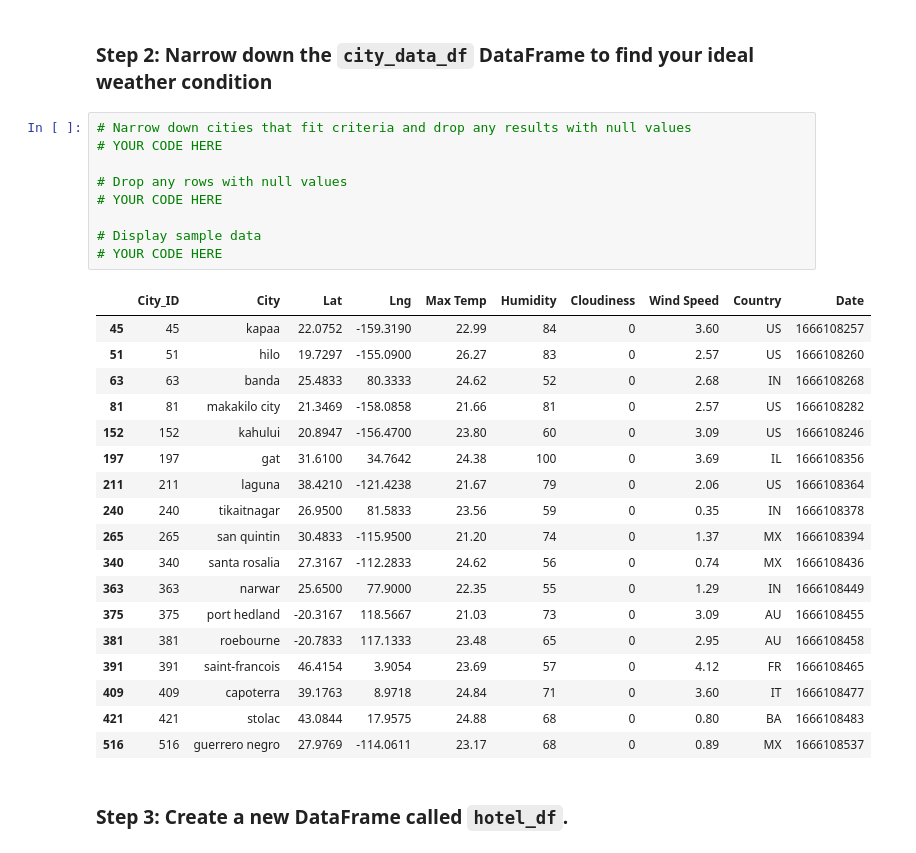
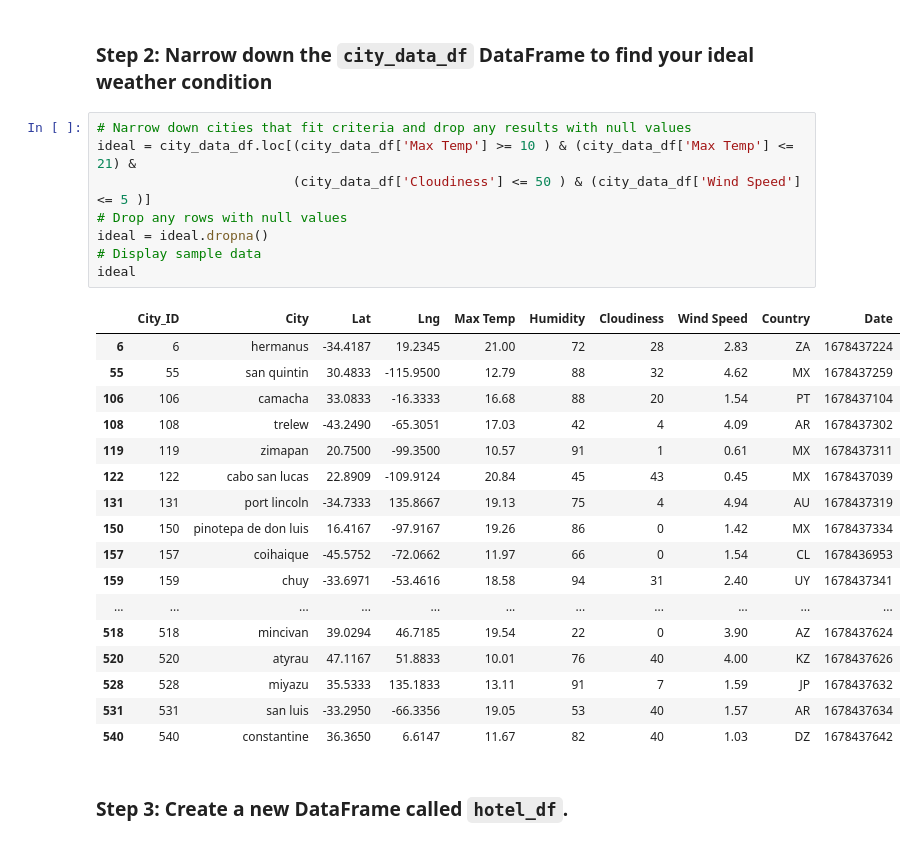
Before and after one commit to itsy24/World_Weather_Analysis, a Jupyter notebook: VacationPy.ipynb, the cells around one changed output. Cells and saved outputs as stored; diff of their text form.

```diff
--- a/VacationPy.ipynb
+++ b/VacationPy.ipynb
@@ -42,32 +41,30 @@ map_humidity
 ### Step 2: Narrow down the `city_data_df` DataFrame to find your ideal weather condition
 # %%
 # Narrow down cities that fit criteria and drop any results with null values
-# YOUR CODE HERE
-
+ideal = city_data_df.loc[(city_data_df['Max Temp'] >= 10 ) & (city_data_df['Max Temp'] <= 21) &
+                         (city_data_df['Cloudiness'] <= 50 ) & (city_data_df['Wind Speed'] <= 5 )]
 # Drop any rows with null values
-# YOUR CODE HERE
-
+ideal = ideal.dropna()
 # Display sample data
-# YOUR CODE HERE
+ideal
 # %% [output]
 |  | City_ID | City | Lat | Lng | Max Temp | Humidity | Cloudiness | Wind Speed | Country | Date |
-| 45 | 45 | kapaa | 22.0752 | -159.3190 | 22.99 | 84 | 0 | 3.60 | US | 1666108257 |
-| 51 | 51 | hilo | 19.7297 | -155.0900 | 26.27 | 83 | 0 | 2.57 | US | 1666108260 |
-| 63 | 63 | banda | 25.4833 | 80.3333 | 24.62 | 52 | 0 | 2.68 | IN | 1666108268 |
-| 81 | 81 | makakilo city | 21.3469 | -158.0858 | 21.66 | 81 | 0 | 2.57 | US | 1666108282 |
-| 152 | 152 | kahului | 20.8947 | -156.4700 | 23.80 | 60 | 0 | 3.09 | US | 1666108246 |
-| 197 | 197 | gat | 31.6100 | 34.7642 | 24.38 | 100 | 0 | 3.69 | IL | 1666108356 |
-| 211 | 211 | laguna | 38.4210 | -121.4238 | 21.67 | 79 | 0 | 2.06 | US | 1666108364 |
-| 240 | 240 | tikaitnagar | 26.9500 | 81.5833 | 23.56 | 59 | 0 | 0.35 | IN | 1666108378 |
-| 265 | 265 | san quintin | 30.4833 | -115.9500 | 21.20 | 74 | 0 | 1.37 | MX | 1666108394 |
-| 340 | 340 | santa rosalia | 27.3167 | -112.2833 | 24.62 | 56 | 0 | 0.74 | MX | 1666108436 |
-| 363 | 363 | narwar | 25.6500 | 77.9000 | 22.35 | 55 | 0 | 1.29 | IN | 1666108449 |
-| 375 | 375 | port hedland | -20.3167 | 118.5667 | 21.03 | 73 | 0 | 3.09 | AU | 1666108455 |
-| 381 | 381 | roebourne | -20.7833 | 117.1333 | 23.48 | 65 | 0 | 2.95 | AU | 1666108458 |
-| 391 | 391 | saint-francois | 46.4154 | 3.9054 | 23.69 | 57 | 0 | 4.12 | FR | 1666108465 |
-| 409 | 409 | capoterra | 39.1763 | 8.9718 | 24.84 | 71 | 0 | 3.60 | IT | 1666108477 |
-| 421 | 421 | stolac | 43.0844 | 17.9575 | 24.88 | 68 | 0 | 0.80 | BA | 1666108483 |
-| 516 | 516 | guerrero negro | 27.9769 | -114.0611 | 23.17 | 68 | 0 | 0.89 | MX | 1666108537 |
+| 6 | 6 | hermanus | -34.4187 | 19.2345 | 21.00 | 72 | 28 | 2.83 | ZA | 1678437224 |
+| 55 | 55 | san quintin | 30.4833 | -115.9500 | 12.79 | 88 | 32 | 4.62 | MX | 1678437259 |
+| 106 | 106 | camacha | 33.0833 | -16.3333 | 16.68 | 88 | 20 | 1.54 | PT | 1678437104 |
+| 108 | 108 | trelew | -43.2490 | -65.3051 | 17.03 | 42 | 4 | 4.09 | AR | 1678437302 |
+| 119 | 119 | zimapan | 20.7500 | -99.3500 | 10.57 | 91 | 1 | 0.61 | MX | 1678437311 |
+| 122 | 122 | cabo san lucas | 22.8909 | -109.9124 | 20.84 | 45 | 43 | 0.45 | MX | 1678437039 |
+| 131 | 131 | port lincoln | -34.7333 | 135.8667 | 19.13 | 75 | 4 | 4.94 | AU | 1678437319 |
+| 150 | 150 | pinotepa de don luis | 16.4167 | -97.9167 | 19.26 | 86 | 0 | 1.42 | MX | 1678437334 |
+| 157 | 157 | coihaique | -45.5752 | -72.0662 | 11.97 | 66 | 0 | 1.54 | CL | 1678436953 |
+| 159 | 159 | chuy | -33.6971 | -53.4616 | 18.58 | 94 | 31 | 2.40 | UY | 1678437341 |
+| ... | ... | ... | ... | ... | ... | ... | ... | ... | ... | ... |
+| 518 | 518 | mincivan | 39.0294 | 46.7185 | 19.54 | 22 | 0 | 3.90 | AZ | 1678437624 |
+| 520 | 520 | atyrau | 47.1167 | 51.8833 | 10.01 | 76 | 40 | 4.00 | KZ | 1678437626 |
+| 528 | 528 | miyazu | 35.5333 | 135.1833 | 13.11 | 91 | 7 | 1.59 | JP | 1678437632 |
+| 531 | 531 | san luis | -33.2950 | -66.3356 | 19.05 | 53 | 40 | 1.57 | AR | 1678437634 |
+| 540 | 540 | constantine | 36.3650 | 6.6147 | 11.67 | 82 | 40 | 1.03 | DZ | 1678437642 |
 # %% [markdown]
 ### Step 3: Create a new DataFrame called `hotel_df`.
 # %%
```
Also changed, not shown: parts of 1 cell of this notebook.
